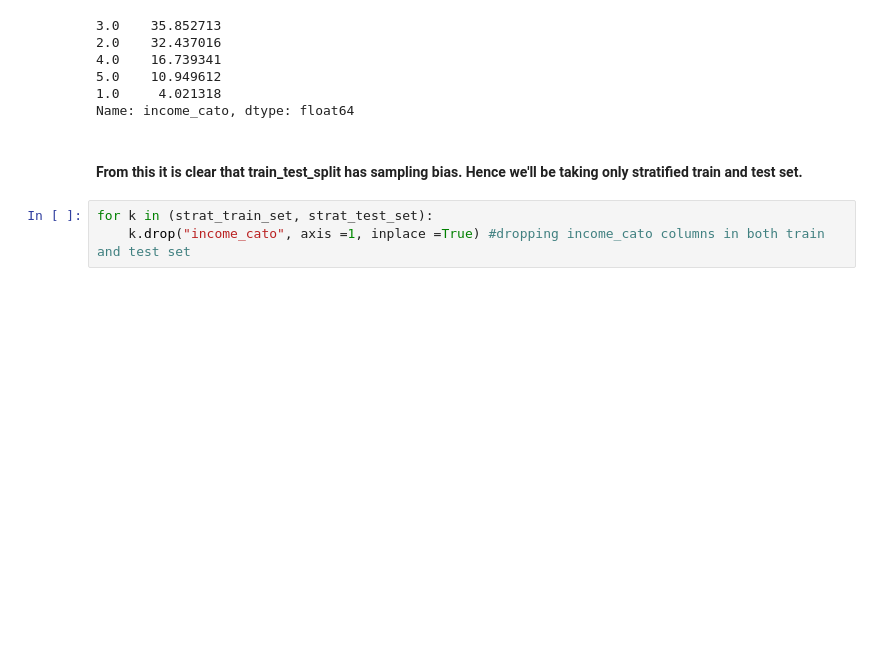
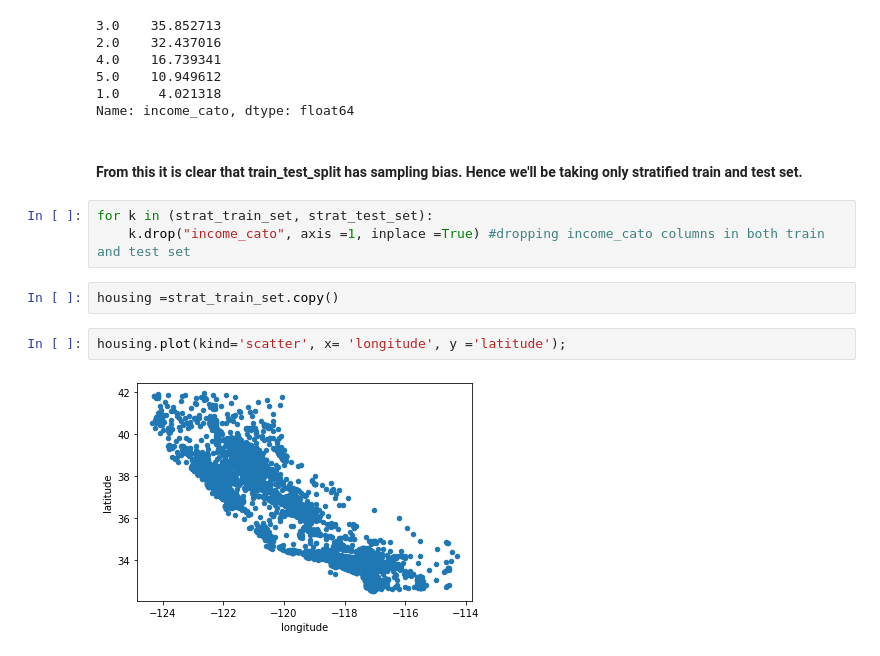
Before and after one commit to Sreekanthrshekar/VERIFIED, a Jupyter notebook: 07_REGRESSION/california_housing_multivariate_regression.ipynb, the cells around one changed output. Drawn from its saved outputs; the diff is of its cells as text; blank space fills up the shorter version.

Commit message:
visualized data

```diff
--- a/07_REGRESSION/california_housing_multivariate_regression.ipynb
+++ b/07_REGRESSION/california_housing_multivariate_regression.ipynb
@@ -223,3 +223,9 @@ Name: income_cato, dtype: float64
 # %%
 for k in (strat_train_set, strat_test_set):
     k.drop("income_cato", axis =1, inplace =True) #dropping income_cato columns in both train and test set
+# %%
+housing =strat_train_set.copy()
+# %%
+housing.plot(kind='scatter', x= 'longitude', y ='latitude');
+# %% [output]
+[figure, added]
```
Also changed, not shown: parts of 10 cells of this notebook.
